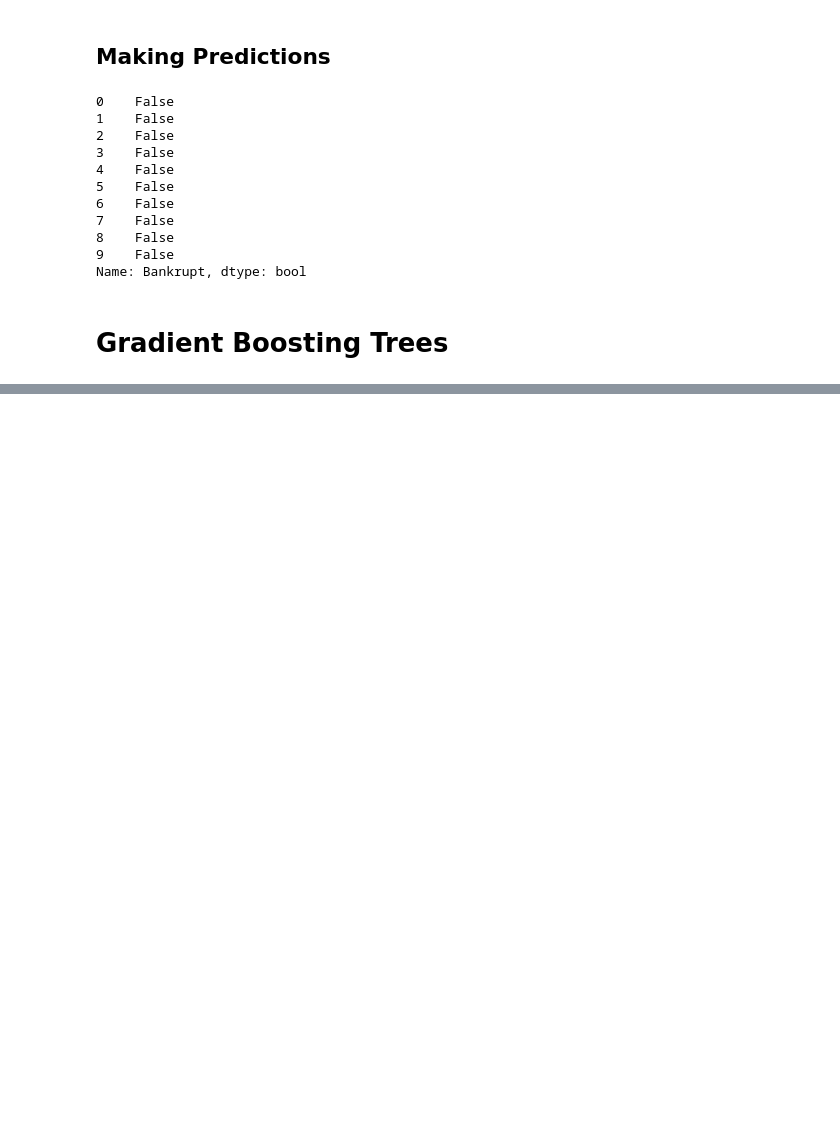
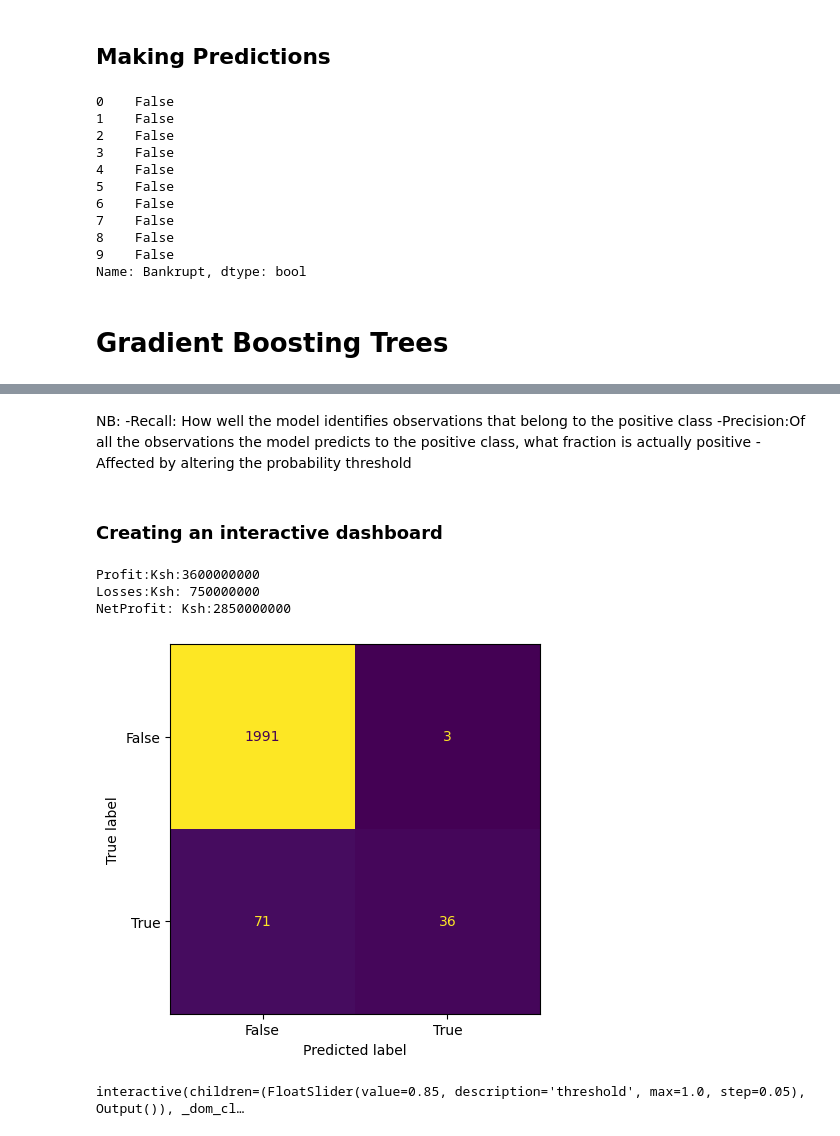
Before and after one commit to kriung/Corporate-Bankruptcy-Prediction, a Jupyter notebook: bankruptcy_predictor.ipynb, the cells around one changed output, grey strips where cells are left out. Drawn from its saved outputs; the diff is of its cells as text; code cells hidden in the pictures; blank space fills up the shorter version.

```diff
--- a/bankruptcy_predictor.ipynb
+++ b/bankruptcy_predictor.ipynb
@@ -412,0 +501,25 @@ Name: Bankrupt, dtype: bool
+# %% [markdown]
+NB:
+-Recall: How well the model identifies observations that belong to the positive class
+-Precision:Of all the observations the model predicts to the positive class, what fraction is actually positive
+-Affected by altering the probability threshold
+# %% [markdown]
+### Creating an interactive dashboard
+# %%
+def make_cnf_matrix(threshold):
+    y_pred_proba = model.predict_proba(X_test)[:,-1]
+    y_pred = y_pred_proba >threshold
+    conf_matrix = confusion_matrix(y_test, y_pred)
+    tn, fp, fn, tp = conf_matrix.ravel()
+    print(f"Profit:Ksh:{tp * 100_000_000}")
+    print(f"Losses:Ksh: {fp * 250_000_000}")
+    print(f"NetProfit: Ksh:{(tp*100_000_000) - (fp *250_000_000)}" )
+    ConfusionMatrixDisplay.from_predictions(y_test, y_pred, colorbar = False)
+thresh_widget = widgets.FloatSlider(min=0, max=1, value = 0.85, step = 0.05)
+interact(make_cnf_matrix, threshold=thresh_widget);
+# %% [output]
+Profit:Ksh:3600000000
+Losses:Ksh: 750000000
+NetProfit: Ksh:2850000000
+[figure, added]
+interactive(children=(FloatSlider(value=0.85, description='threshold', max=1.0, step=0.05), Output()), _dom_cl…
```
Also changed, not shown: parts of 14 cells of this notebook, 3 other files.
